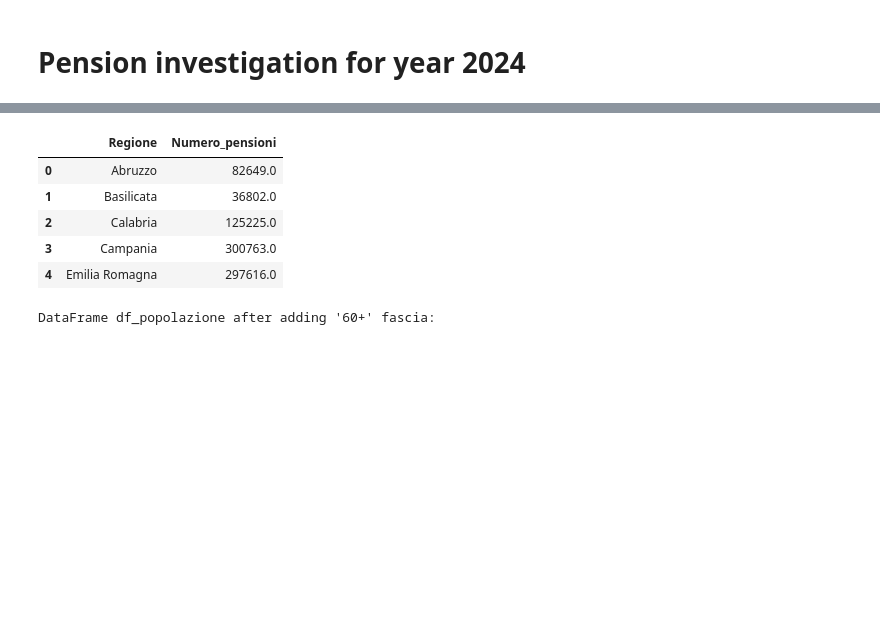
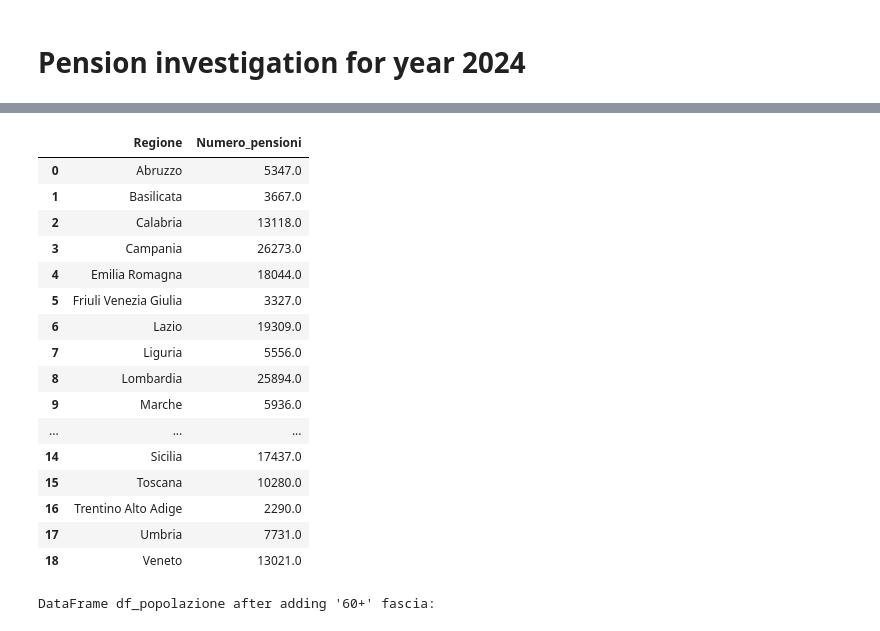
Before and after one commit to rebatoma/italian_pension_investigation, a Jupyter notebook: pension_data.ipynb, the cells around one changed output, grey strips where cells are left out. Cells and saved outputs as stored; diff of their text form; code cells hidden in the pictures; blank space fills up the shorter version.

Commit message:
added "invalidita'" comparison

```diff
--- a/pension_data.ipynb
+++ b/pension_data.ipynb
@@ -15,12 +31,25 @@ df_pension = pd.read_csv(csv_url)
 # %%
 pensions_by_region = df_pension.groupby('Regione')['Numero_pensioni'].sum().reset_index()
+inv_pensions_by_region = df_pension[df_pension['Categoria'] == 'Invalidita\''].groupby('Regione')['Numero_pensioni'].sum().reset_index()
+inv_pensions_by_region
 # %% [output]
 |  | Regione | Numero_pensioni |
-| 0 | Abruzzo | 82649.0 |
-| 1 | Basilicata | 36802.0 |
-| 2 | Calabria | 125225.0 |
-| 3 | Campania | 300763.0 |
-| 4 | Emilia Romagna | 297616.0 |
+| 0 | Abruzzo | 5347.0 |
+| 1 | Basilicata | 3667.0 |
+| 2 | Calabria | 13118.0 |
+| 3 | Campania | 26273.0 |
+| 4 | Emilia Romagna | 18044.0 |
+| 5 | Friuli Venezia Giulia | 3327.0 |
+| 6 | Lazio | 19309.0 |
+| 7 | Liguria | 5556.0 |
+| 8 | Lombardia | 25894.0 |
+| 9 | Marche | 5936.0 |
+| ... | ... | ... |
+| 14 | Sicilia | 17437.0 |
+| 15 | Toscana | 10280.0 |
+| 16 | Trentino Alto Adige | 2290.0 |
+| 17 | Umbria | 7731.0 |
+| 18 | Veneto | 13021.0 |
 # %%
 import pandas as pd
 
```
Also changed, not shown: parts of 3 cells of this notebook.
